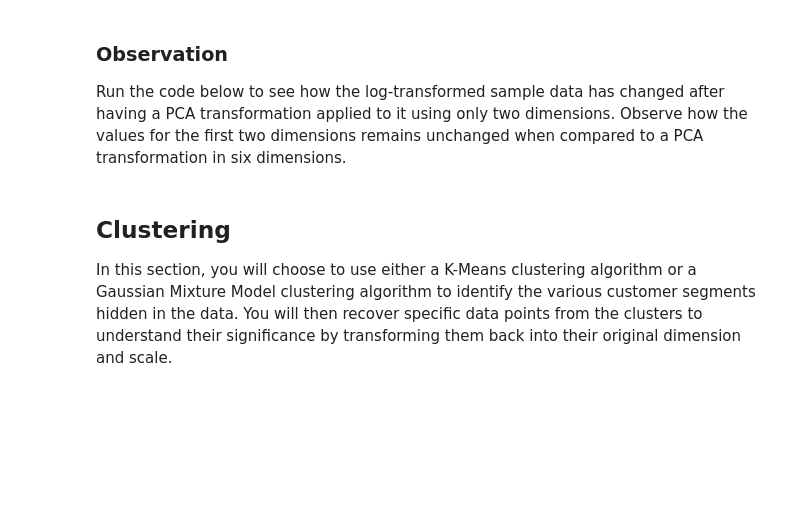
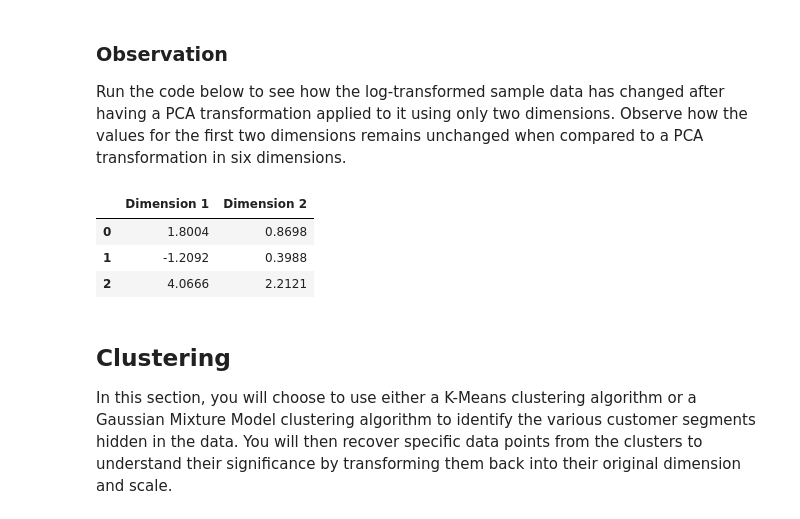
Before and after one commit to thomalm/udacity, a Jupyter notebook: machine-learning-nanodegree/p3-customer-segmentation/customer_segments.ipynb, the cells around one changed output. Drawn from its saved outputs; the diff is of its cells as text; code cells hidden in the pictures; blank space fills up the shorter version.

```diff
--- a/machine-learning-nanodegree/p3-customer-segmentation/customer_segments.ipynb
+++ b/machine-learning-nanodegree/p3-customer-segmentation/customer_segments.ipynb
@@ -371,14 +389,14 @@ In the code block below, you will need to implement the following:
  - Apply a PCA transformation of `good_data` using `pca.transform`, and assign the reuslts to `reduced_data`.
  - Apply a PCA transformation of the sample log-data `log_samples` using `pca.transform`, and assign the results to `pca_samples`.
 # %%
-# TODO: Fit PCA to the good data using only two dimensions
-pca = None
+# Fit PCA to the good data using only two dimensions
+pca = PCA(n_components=2).fit(good_data)
 
-# TODO: Apply a PCA transformation the good data
-reduced_data = None
+# Apply a PCA transformation the good data
+reduced_data = pca.transform(good_data)
 
-# TODO: Apply a PCA transformation to the sample log-data
-pca_samples = None
+# Apply a PCA transformation to the sample log-data
+pca_samples = pca.transform(log_samples)
 
 # Create a DataFrame for the reduced data
 reduced_data = pd.DataFrame(reduced_data, columns = ['Dimension 1', 'Dimension 2'])
@@ -387,7 +405,12 @@ reduced_data = pd.DataFrame(reduced_data, columns = ['Dimension 1', 'Dimension 2
 Run the code below to see how the log-transformed sample data has changed after having a PCA transformation applied to it using only two dimensions. Observe how the values for the first two dimensions remains unchanged when compared to a PCA transformation in six dimensions.
 # %%
 # Display sample log-data after applying PCA transformation in two dimensions
-display(pd.DataFrame(np.round(pca_samples, 4), columns = ['Dimension 1', 'Dimension 2']))
+pd.DataFrame(np.round(pca_samples, 4), columns = ['Dimension 1', 'Dimension 2'])
+# %% [output]
+|  | Dimension 1 | Dimension 2 |
+| 0 | 1.8004 | 0.8698 |
+| 1 | -1.2092 | 0.3988 |
+| 2 | 4.0666 | 2.2121 |
 # %% [markdown]
 ## Clustering
 
```
Also changed, not shown: parts of 35 cells of this notebook, 1 other file.
